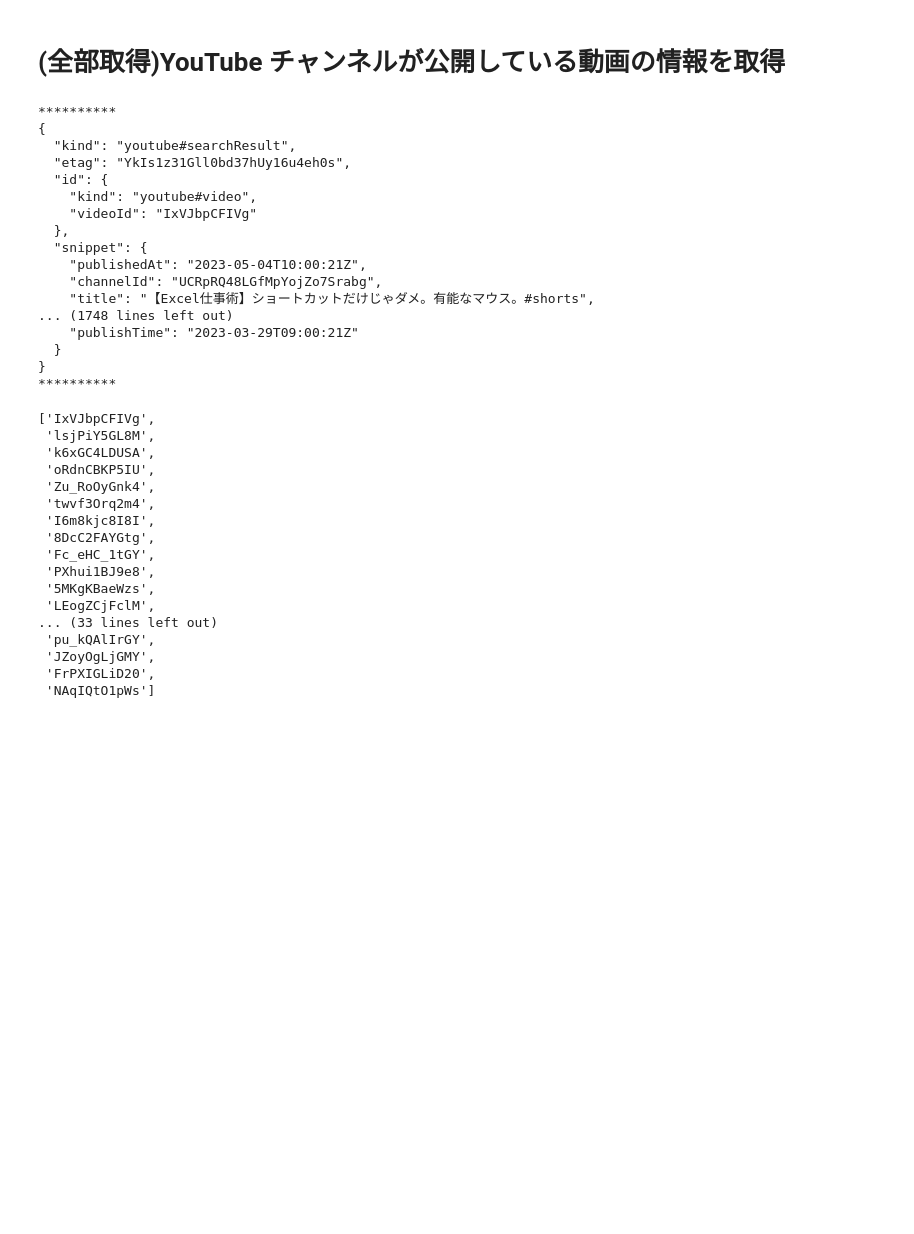
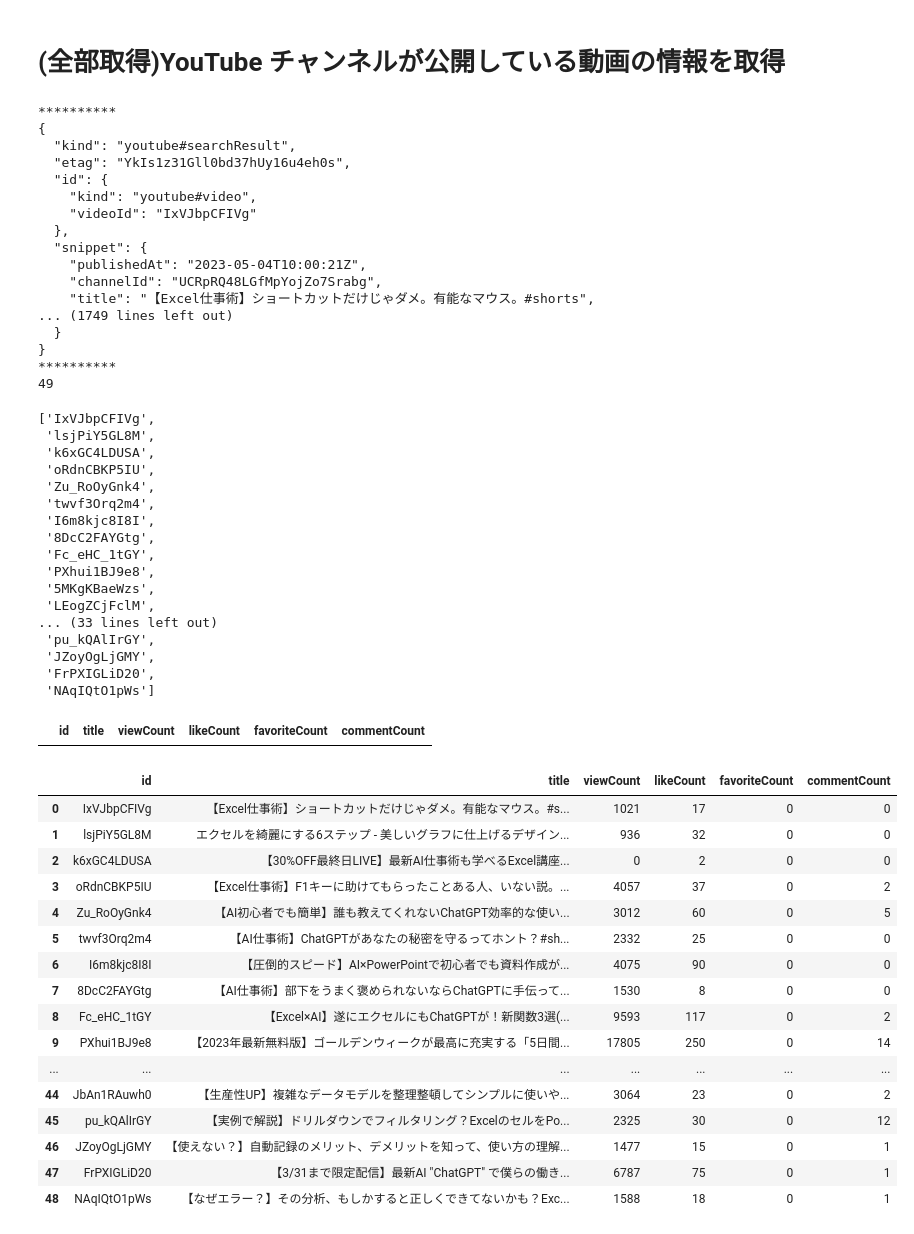
Before and after one commit to Tsora1216/Youtube_API_Test, a Jupyter notebook: youtube_api.ipynb, the cells around one changed output. Saved outputs shown, nothing was run; the diff lists cells and outputs as text; code cells hidden in the pictures; blank space fills up the shorter version.

```diff
--- a/youtube_api.ipynb
+++ b/youtube_api.ipynb
@@ -295,7 +295,7 @@ for video_id in VIDEO_ID_LIST:
 response = youtube.search().list(
     part = "snippet",
     channelId = CHANNEL_ID,
-    maxResults = 10000,
+    maxResults = 800,
     order = "date" #日付順にソート
     ).execute()
 
@@ -309,6 +309,7 @@ for item in response.get("items", []):
     print('*' * 10)
     print(json.dumps(item, indent=2, ensure_ascii=False))
     print('*' * 10)
+print(len(VIDEO_ID_LIST))
 VIDEO_ID_LIST
 # %% [output]
 **********
@@ -323,11 +324,11 @@ VIDEO_ID_LIST
     "publishedAt": "2023-05-04T10:00:21Z",
     "channelId": "UCRpRQ48LGfMpYojZo7Srabg",
     "title": "【Excel仕事術】ショートカットだけじゃダメ。有能なマウス。#shorts",
-... (1748 lines left out)
-    "publishTime": "2023-03-29T09:00:21Z"
+... (1749 lines left out)
   }
 }
 **********
+49
 ['IxVJbpCFIVg',
  'lsjPiY5GL8M',
  'k6xGC4LDUSA',
@@ -347,7 +348,10 @@ VIDEO_ID_LIST
  'NAqIQtO1pWs']
 # %%
 import pandas as pd
-df = pd.DataFrame(index=['ONE', 'TWO', 'THREE'])
+df = pd.DataFrame(columns=["id", "title", "viewCount", "likeCount", "favoriteCount", "commentCount"])
+df
+# %% [output]
+|  | id | title | viewCount | likeCount | favoriteCount | commentCount |
 # %%
 
 for video_id in VIDEO_ID_LIST:
@@ -367,5 +371,26 @@ for video_id in VIDEO_ID_LIST:
         item_likeCount=item["statistics"]["likeCount"]
         item_favoriteCount=item["statistics"]["favoriteCount"]
         item_commentCount=item["statistics"]["commentCount"]
-        df.append({'id': item_id, 'title': item_title, 'viewCount': item_viewCount,'likeCount': item_likeCount,'favoriteCount': item_favoriteCount,'commentCount': item_commentCount}, ignore_index=True)
+        new_data = pd.DataFrame({'id': item_id, 'title': item_title, 'viewCount': item_viewCount,'likeCount': item_likeCount,'favoriteCount': item_favoriteCount,'commentCount': item_commentCount}, index=[0])
+        df = pd.concat([df, new_data], ignore_index=True)
         #print('*' * 10)
+# %%
+df
+# %% [output]
+|  | id | title | viewCount | likeCount | favoriteCount | commentCount |
+| 0 | IxVJbpCFIVg | 【Excel仕事術】ショートカットだけじゃダメ。有能なマウス。#s... | 1021 | 17 | 0 | 0 |
+| 1 | lsjPiY5GL8M | エクセルを綺麗にする6ステップ - 美しいグラフに仕上げるデザイン... | 936 | 32 | 0 | 0 |
+| 2 | k6xGC4LDUSA | 【30%OFF最終日LIVE】最新AI仕事術も学べるExcel講座... | 0 | 2 | 0 | 0 |
+| 3 | oRdnCBKP5IU | 【Excel仕事術】F1キーに助けてもらったことある人、いない説。... | 4057 | 37 | 0 | 2 |
+| 4 | Zu_RoOyGnk4 | 【AI初心者でも簡単】誰も教えてくれないChatGPT効率的な使い... | 3012 | 60 | 0 | 5 |
+| 5 | twvf3Orq2m4 | 【AI仕事術】ChatGPTがあなたの秘密を守るってホント？#sh... | 2332 | 25 | 0 | 0 |
+| 6 | I6m8kjc8I8I | 【圧倒的スピード】AI×PowerPointで初心者でも資料作成が... | 4075 | 90 | 0 | 0 |
+| 7 | 8DcC2FAYGtg | 【AI仕事術】部下をうまく褒められないならChatGPTに手伝って... | 1530 | 8 | 0 | 0 |
+| 8 | Fc_eHC_1tGY | 【Excel×AI】遂にエクセルにもChatGPTが！新関数3選(... | 9593 | 117 | 0 | 2 |
+| 9 | PXhui1BJ9e8 | 【2023年最新無料版】ゴールデンウィークが最高に充実する「5日間... | 17805 | 250 | 0 | 14 |
+| ... | ... | ... | ... | ... | ... | ... |
+| 44 | JbAn1RAuwh0 | 【生産性UP】複雑なデータモデルを整理整頓してシンプルに使いや... | 3064 | 23 | 0 | 2 |
+| 45 | pu_kQAlIrGY | 【実例で解説】ドリルダウンでフィルタリング？ExcelのセルをPo... | 2325 | 30 | 0 | 12 |
+| 46 | JZoyOgLjGMY | 【使えない？】自動記録のメリット、デメリットを知って、使い方の理解... | 1477 | 15 | 0 | 1 |
+| 47 | FrPXIGLiD20 | 【3/31まで限定配信】最新AI "ChatGPT" で僕らの働き... | 6787 | 75 | 0 | 1 |
+| 48 | NAqIQtO1pWs | 【なぜエラー？】その分析、もしかすると正しくできてないかも？Exc... | 1588 | 18 | 0 | 1 |
```
Also changed, not shown: parts of 3 cells of this notebook, 9 other files.
